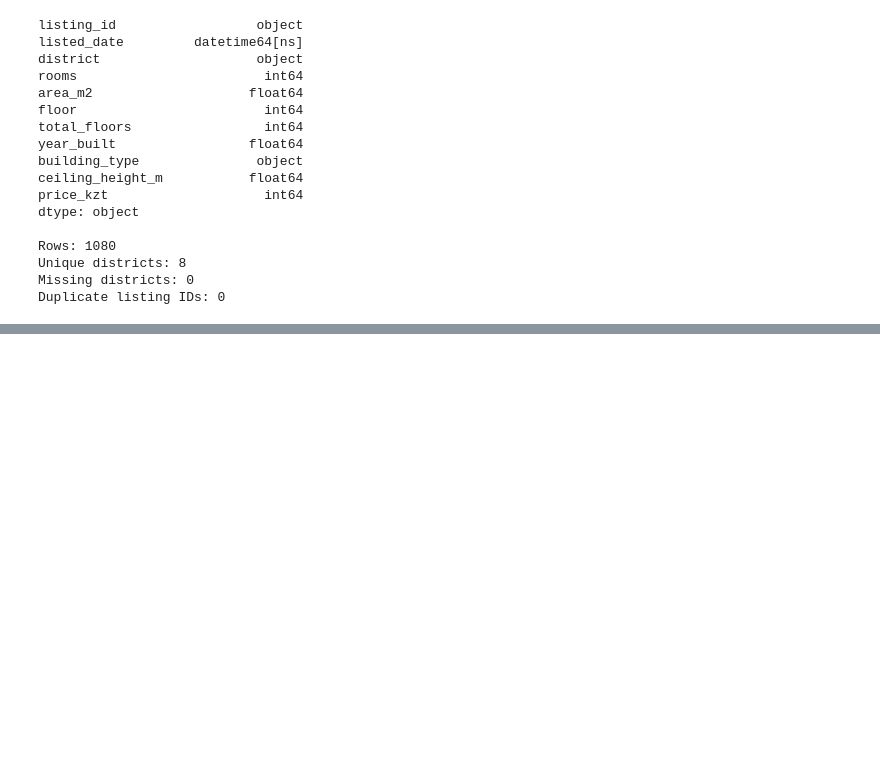
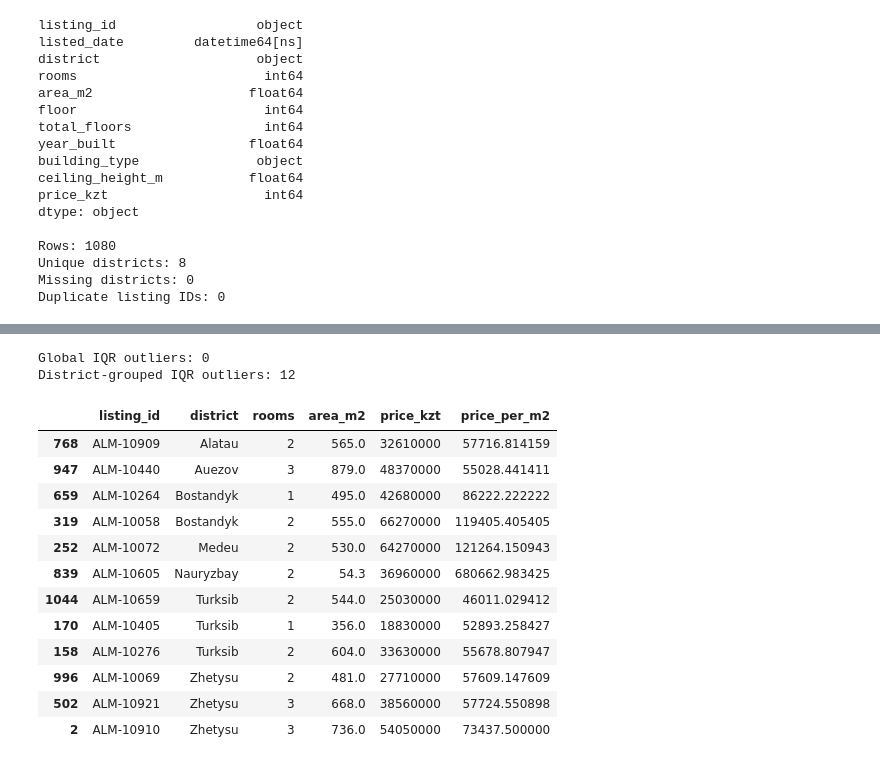
Before and after one commit to star111177/Kydyralina_ML_task_1, a Jupyter notebook: task1_data_preprocessing.ipynb, the cells around one changed output, grey strips where cells are left out. Cells and saved outputs as stored; diff of their text form; code cells hidden in the pictures; blank space fills up the shorter version.

```diff
--- a/task1_data_preprocessing.ipynb
+++ b/task1_data_preprocessing.ipynb
@@ -477,0 +560,12 @@ Duplicate listing IDs: 0
+# %%
+impossible_floor = (
+    df["floor"].notna() &
+    (df["floor"] > df["total_floors"])
+)
+
+print("Rows where floor > total_floors:", impossible_floor.sum())
+
+df.loc[
+    impossible_floor,
+    ["listing_id", "floor", "total_floors"]
+]
@@ -477,0 +634,49 @@ Duplicate listing IDs: 0
+# %%
+grouped = df["price_per_m2"].groupby(df["district"])
+
+q1_group = grouped.transform(lambda x: x.quantile(0.25))
+q3_group = grouped.transform(lambda x: x.quantile(0.75))
+
+iqr_group = q3_group - q1_group
+
+lower_group = q1_group - 1.5 * iqr_group
+upper_group = q3_group + 1.5 * iqr_group
+
+district_outliers = (
+    (df["price_per_m2"] < lower_group) |
+    (df["price_per_m2"] > upper_group)
+)
+
+print("Global IQR outliers:", global_outliers.sum())
+print("District-grouped IQR outliers:", district_outliers.sum())
+# %% [output]
+Global IQR outliers: 0
+District-grouped IQR outliers: 12
+# %%
+flagged = df.loc[
+    district_outliers,
+    [
+        "listing_id",
+        "district",
+        "rooms",
+        "area_m2",
+        "price_kzt",
+        "price_per_m2"
+    ]
+].sort_values(["district", "price_per_m2"])
+
+flagged
+# %% [output]
+|  | listing_id | district | rooms | area_m2 | price_kzt | price_per_m2 |
+| 768 | ALM-10909 | Alatau | 2 | 565.0 | 32610000 | 57716.814159 |
+| 947 | ALM-10440 | Auezov | 3 | 879.0 | 48370000 | 55028.441411 |
+| 659 | ALM-10264 | Bostandyk | 1 | 495.0 | 42680000 | 86222.222222 |
+| 319 | ALM-10058 | Bostandyk | 2 | 555.0 | 66270000 | 119405.405405 |
+| 252 | ALM-10072 | Medeu | 2 | 530.0 | 64270000 | 121264.150943 |
+| 839 | ALM-10605 | Nauryzbay | 2 | 54.3 | 36960000 | 680662.983425 |
+| 1044 | ALM-10659 | Turksib | 2 | 544.0 | 25030000 | 46011.029412 |
+| 170 | ALM-10405 | Turksib | 1 | 356.0 | 18830000 | 52893.258427 |
+| 158 | ALM-10276 | Turksib | 2 | 604.0 | 33630000 | 55678.807947 |
+| 996 | ALM-10069 | Zhetysu | 2 | 481.0 | 27710000 | 57609.147609 |
+| 502 | ALM-10921 | Zhetysu | 3 | 668.0 | 38560000 | 57724.550898 |
+| 2 | ALM-10910 | Zhetysu | 3 | 736.0 | 54050000 | 73437.500000 |
```
Also changed, not shown: parts of 12 cells of this notebook.
